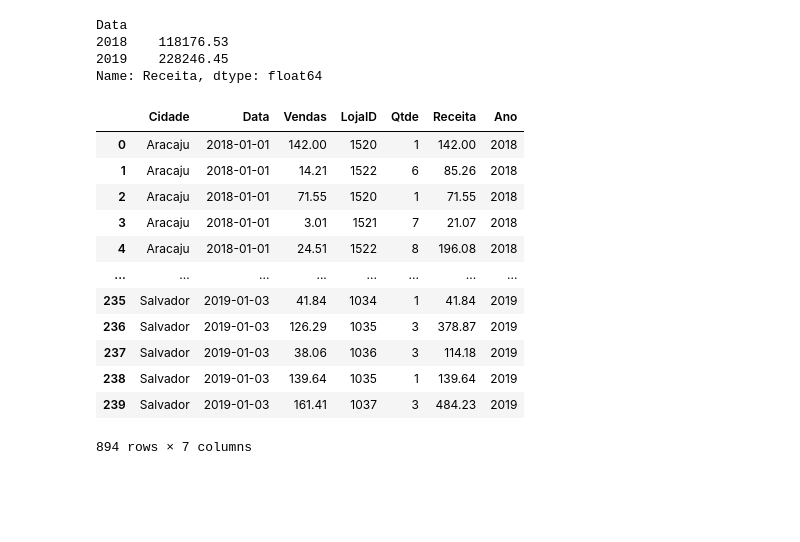
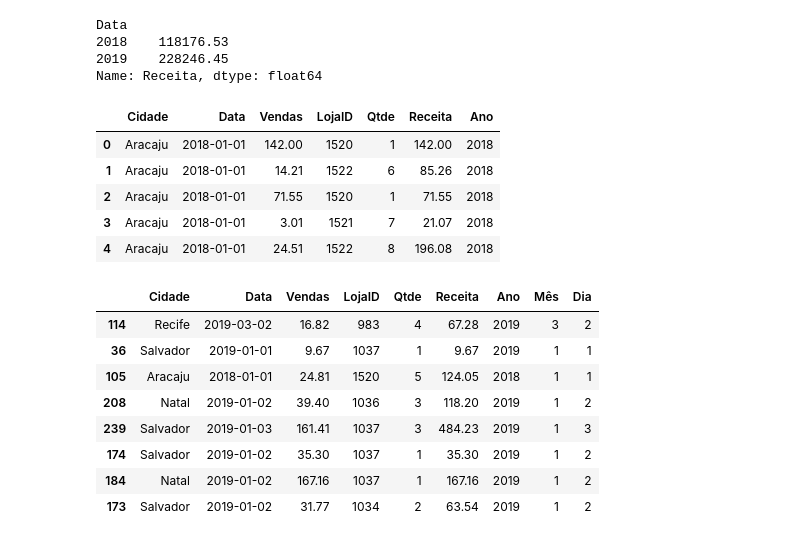
Before and after one commit to shl0mo/AnaliseDados_DIO-Pandas, a Jupyter notebook: AnaliseDados_DIO_Pandas.ipynb, the cells around one changed output. Cells and saved outputs as stored; diff of their text form; code cells hidden in the pictures; blank space fills up the shorter version.

Commit message:
data-2

```diff
--- a/AnaliseDados_DIO_Pandas.ipynb
+++ b/AnaliseDados_DIO_Pandas.ipynb
@@ -331,18 +331,26 @@ Name: Receita, dtype: float64
 # %%
 #Criação de uma coluna com os respectivos anos:
 df['Ano'] = df.Data.dt.year
-df
+df.head()
 # %% [output]
 |  | Cidade | Data | Vendas | LojaID | Qtde | Receita | Ano |
 | 0 | Aracaju | 2018-01-01 | 142.00 | 1520 | 1 | 142.00 | 2018 |
 | 1 | Aracaju | 2018-01-01 | 14.21 | 1522 | 6 | 85.26 | 2018 |
 | 2 | Aracaju | 2018-01-01 | 71.55 | 1520 | 1 | 71.55 | 2018 |
 | 3 | Aracaju | 2018-01-01 | 3.01 | 1521 | 7 | 21.07 | 2018 |
 | 4 | Aracaju | 2018-01-01 | 24.51 | 1522 | 8 | 196.08 | 2018 |
-| ... | ... | ... | ... | ... | ... | ... | ... |
-| 235 | Salvador | 2019-01-03 | 41.84 | 1034 | 1 | 41.84 | 2019 |
-| 236 | Salvador | 2019-01-03 | 126.29 | 1035 | 3 | 378.87 | 2019 |
-| 237 | Salvador | 2019-01-03 | 38.06 | 1036 | 3 | 114.18 | 2019 |
-| 238 | Salvador | 2019-01-03 | 139.64 | 1035 | 1 | 139.64 | 2019 |
-| 239 | Salvador | 2019-01-03 | 161.41 | 1037 | 3 | 484.23 | 2019 |
-894 rows × 7 columns
+# %%
+#Criação de uma coluna para o mês e outra para o dia das vendas:
+df['Mês'] = df.Data.dt.month
+df['Dia'] = df.Data.dt.day
+df.sample(8)
+# %% [output]
+|  | Cidade | Data | Vendas | LojaID | Qtde | Receita | Ano | Mês | Dia |
+| 114 | Recife | 2019-03-02 | 16.82 | 983 | 4 | 67.28 | 2019 | 3 | 2 |
+| 36 | Salvador | 2019-01-01 | 9.67 | 1037 | 1 | 9.67 | 2019 | 1 | 1 |
+| 105 | Aracaju | 2018-01-01 | 24.81 | 1520 | 5 | 124.05 | 2018 | 1 | 1 |
+| 208 | Natal | 2019-01-02 | 39.40 | 1036 | 3 | 118.20 | 2019 | 1 | 2 |
+| 239 | Salvador | 2019-01-03 | 161.41 | 1037 | 3 | 484.23 | 2019 | 1 | 3 |
+| 174 | Salvador | 2019-01-02 | 35.30 | 1037 | 1 | 35.30 | 2019 | 1 | 2 |
+| 184 | Natal | 2019-01-02 | 167.16 | 1037 | 1 | 167.16 | 2019 | 1 | 2 |
+| 173 | Salvador | 2019-01-02 | 31.77 | 1034 | 2 | 63.54 | 2019 | 1 | 2 |
```
Also changed, not shown: parts of 6 cells of this notebook.
